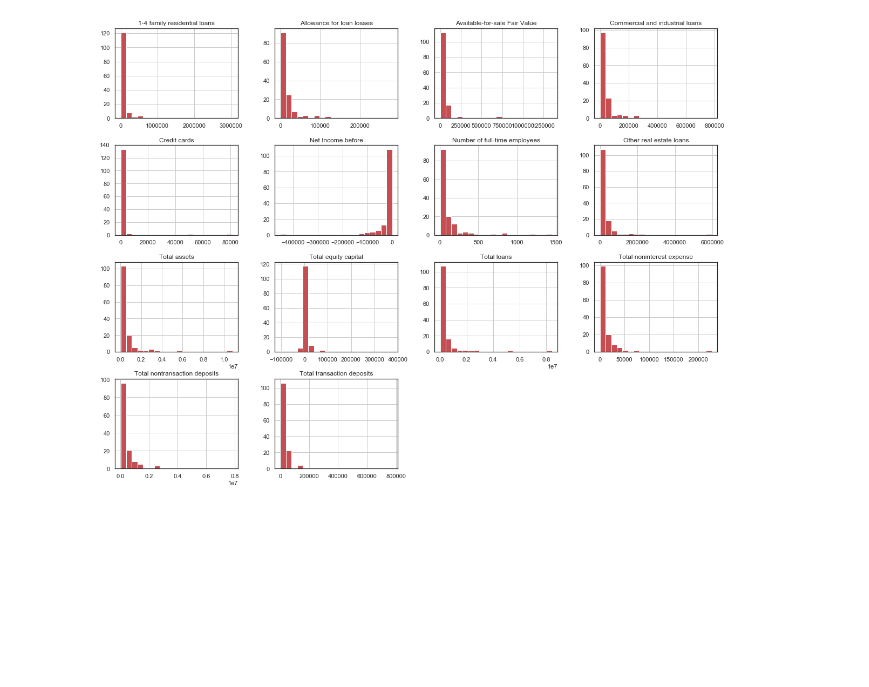
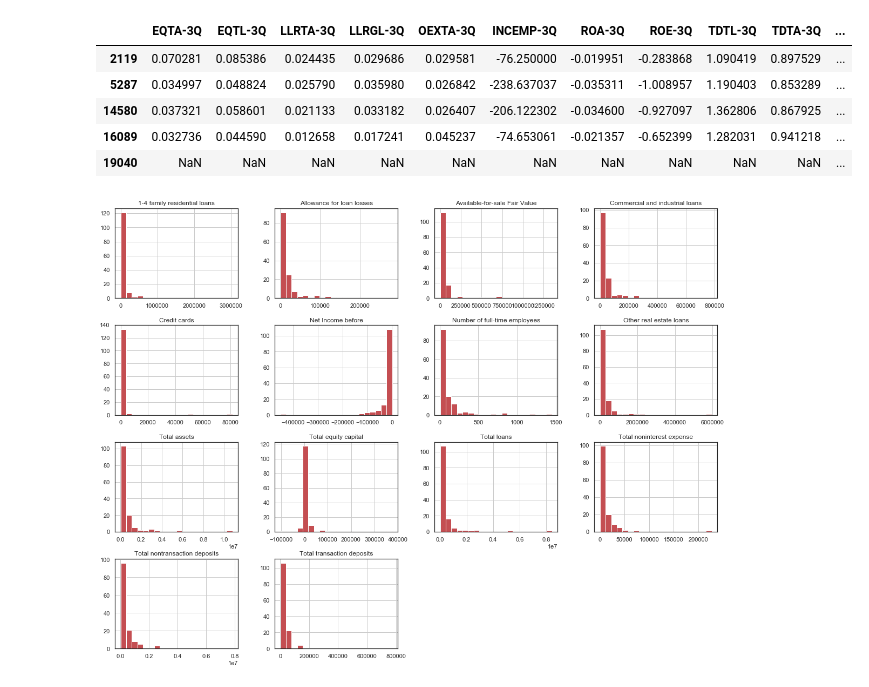
Before and after one commit to allaccountstaken/predicting_bank_distress, a Jupyter notebook: create_camel_dataset.ipynb, the cells around one changed output. Cells and saved outputs as stored; diff of their text form; code cells hidden in the pictures; blank space fills up the shorter version.

```diff
--- a/create_camel_dataset.ipynb
+++ b/create_camel_dataset.ipynb
@@ -8,0 +121,45 @@ sns.set(style="white")
+# %%
+failed_after_2010Q3_3Q = pd.read_csv('data/failed_after_2010Q3_3Q', index_col=0)
+
+# 1) Total Equity / Total Assets (EQTA):
+failed_after_2010Q3_3Q['EQTA-3Q'] = failed_after_2010Q3_3Q['Total equity capital']/failed_after_2010Q3_3Q['Total assets']
+# 2) Total Equity / Total Loans (EQTL)
+failed_after_2010Q3_3Q['EQTL-3Q'] = failed_after_2010Q3_3Q['Total equity capital']/failed_after_2010Q3_3Q['Total loans']
+# 3) LLRTA = Loan Loss Reserves / Total Assest
+failed_after_2010Q3_3Q['LLRTA-3Q']= failed_after_2010Q3_3Q['Allowance for loan losses']/ failed_after_2010Q3_3Q['Total assets']
+# 4) #LLRGL = Loan Loss Reserves / Gross Loans (LLRGL)
+failed_after_2010Q3_3Q['LLRGL-3Q'] = failed_after_2010Q3_3Q['Allowance for loan losses'] / failed_after_2010Q3_3Q['Total loans']
+# 5) Operating Expenses / Total assets (OEXTA)
+failed_after_2010Q3_3Q['OEXTA-3Q'] = failed_after_2010Q3_3Q['Total noninterest expense'] / failed_after_2010Q3_3Q['Total assets']
+# 6) Net Income / Number of employees (INCEMP)
+failed_after_2010Q3_3Q['INCEMP-3Q'] = failed_after_2010Q3_3Q['Net Income before'] / failed_after_2010Q3_3Q['Number of full-time employees']
+# 7) Net Income / Total Assest (ROA)
+failed_after_2010Q3_3Q['ROA-3Q'] = failed_after_2010Q3_3Q['Net Income before'] / failed_after_2010Q3_3Q['Total assets']
+# 8) Net Income / Total Equity (ROE)
+failed_after_2010Q3_3Q['ROE-3Q'] = failed_after_2010Q3_3Q['Net Income before'] / failed_after_2010Q3_3Q['Total equity capital']
+# 9) Total Customer Deposits / Total Loans(TLTD)
+failed_after_2010Q3_3Q['TDTL-3Q'] = (failed_after_2010Q3_3Q['Total transaction deposits'] +
+                           failed_after_2010Q3_3Q['Total nontransaction deposits']) / failed_after_2010Q3_3Q['Total loans']
+# 10) Total Customer Deposits / Total Assest (TDTA)
+failed_after_2010Q3_3Q['TDTA-3Q'] = (failed_after_2010Q3_3Q['Total transaction deposits'] +
+                           failed_after_2010Q3_3Q['Total nontransaction deposits'])/ failed_after_2010Q3_3Q['Total assets']
+# 11) (S)ensitivity to market risk (TATA) = Trading Assets /Total assets
+failed_after_2010Q3_3Q['TATA-3Q'] = failed_after_2010Q3_3Q['Available-for-sale Fair Value'] / failed_after_2010Q3_3Q['Total assets']
+
+columns_to_drop = ['Total equity capital', 'Total assets', 'Total loans',
+       '1-4 family residential loans', 'Other real estate loans',
+       'Commercial and industrial loans', 'Credit cards',
+       'Allowance for loan losses', 'Total noninterest expense',
+       'Net Income before', 'Total transaction deposits',
+       'Total nontransaction deposits', 'Available-for-sale Fair Value',
+       'Number of full-time employees']
+
+failed_after_2010Q3_3Q.drop(columns=columns_to_drop, axis=1, inplace=True)
+failed_after_2010Q3_3Q.head()
+# %% [output]
+|  | EQTA-3Q | EQTL-3Q | LLRTA-3Q | LLRGL-3Q | OEXTA-3Q | INCEMP-3Q | ROA-3Q | ROE-3Q | TDTL-3Q | TDTA-3Q | ... |
+| 2119 | 0.070281 | 0.085386 | 0.024435 | 0.029686 | 0.029581 | -76.250000 | -0.019951 | -0.283868 | 1.090419 | 0.897529 | ... |
+| 5287 | 0.034997 | 0.048824 | 0.025790 | 0.035980 | 0.026842 | -238.637037 | -0.035311 | -1.008957 | 1.190403 | 0.853289 | ... |
+| 14580 | 0.037321 | 0.058601 | 0.021133 | 0.033182 | 0.026407 | -206.122302 | -0.034600 | -0.927097 | 1.362806 | 0.867925 | ... |
+| 16089 | 0.032736 | 0.044590 | 0.012658 | 0.017241 | 0.045237 | -74.653061 | -0.021357 | -0.652399 | 1.282031 | 0.941218 | ... |
+| 19040 | NaN | NaN | NaN | NaN | NaN | NaN | NaN | NaN | NaN | NaN | ... |
```
Also changed, not shown: parts of 7 cells of this notebook, 5 other files.
